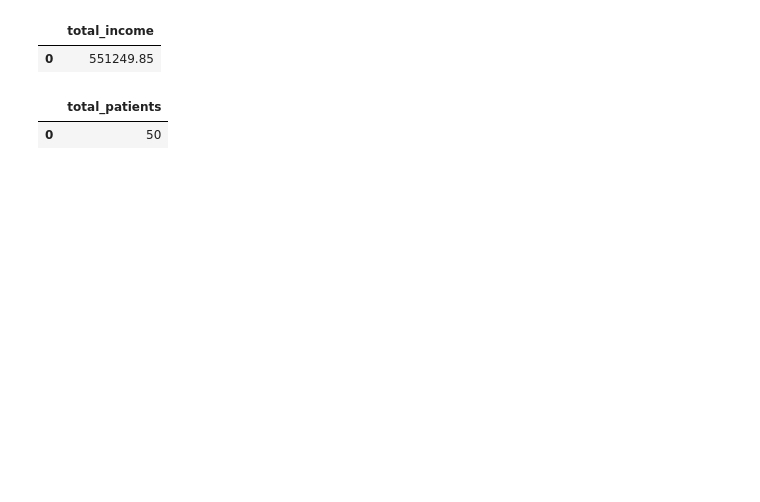
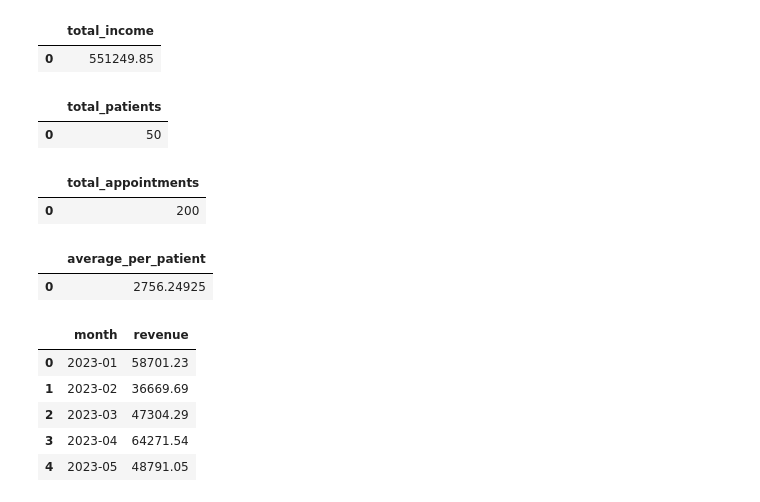
Before and after one commit to Djohnson1313/hospital_operations_intelligence_, a Jupyter notebook: hospital_operations_analysis.ipynb, the cells around one changed output. Drawn from its saved outputs; the diff is of its cells as text; code cells hidden in the pictures; blank space fills up the shorter version.

```diff
--- a/hospital_operations_analysis.ipynb
+++ b/hospital_operations_analysis.ipynb
@@ -449,3 +453,23 @@ from patients
 # %% [output]
 |  | total_patients |
 | 0 | 50 |
+# %%
+# how many appointments were made
+
+pd.read_sql("""
+select count(*) as total_appointments
+from appointments
+""", conn)
+# %% [output]
+|  | total_appointments |
+| 0 | 200 |
+# %%
+# what is the average spent per patient
+
+pd.read_sql("""
+select sum(amount) / count(amount) as average_per_patient
+from billing
+""", conn)
+# %% [output]
+|  | average_per_patient |
+| 0 | 2756.24925 |
@@ -451,0 +486,9 @@ from patients
+# %%
+monthly_revenue.head()
+# %% [output]
+|  | month | revenue |
+| 0 | 2023-01 | 58701.23 |
+| 1 | 2023-02 | 36669.69 |
+| 2 | 2023-03 | 47304.29 |
+| 3 | 2023-04 | 64271.54 |
+| 4 | 2023-05 | 48791.05 |
```
Also changed, not shown: parts of 14 cells of this notebook.
